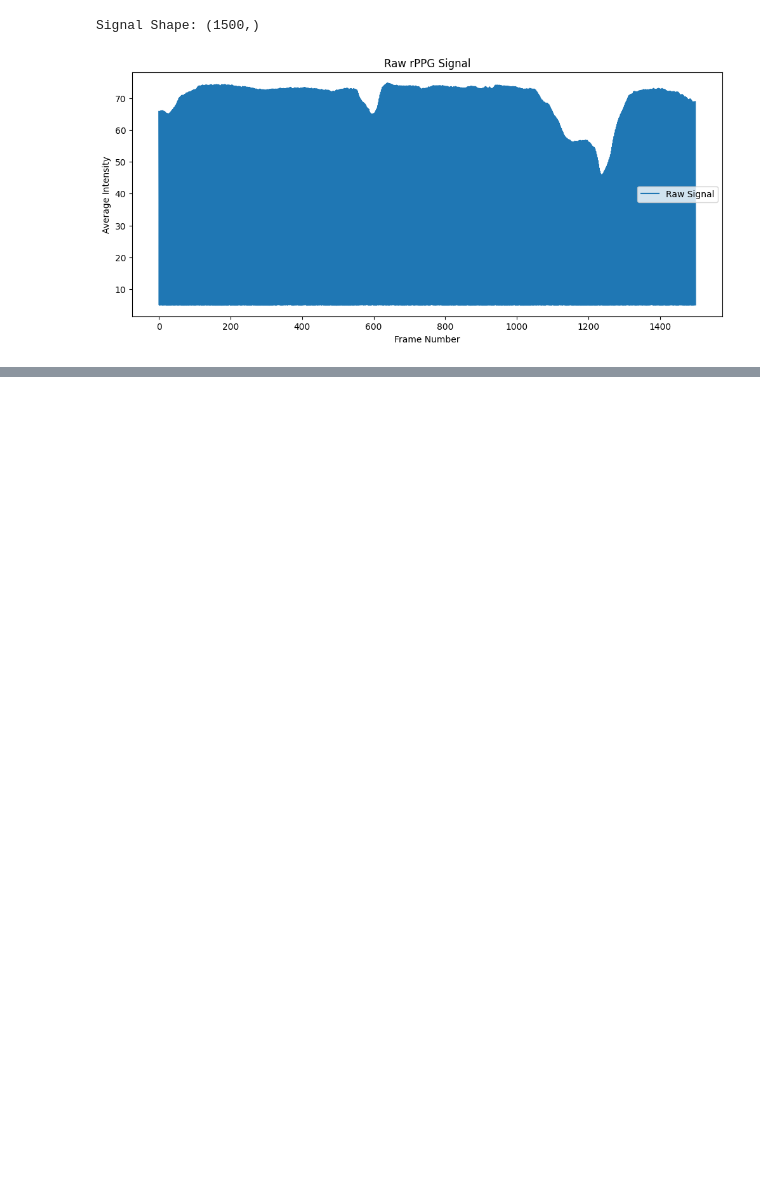
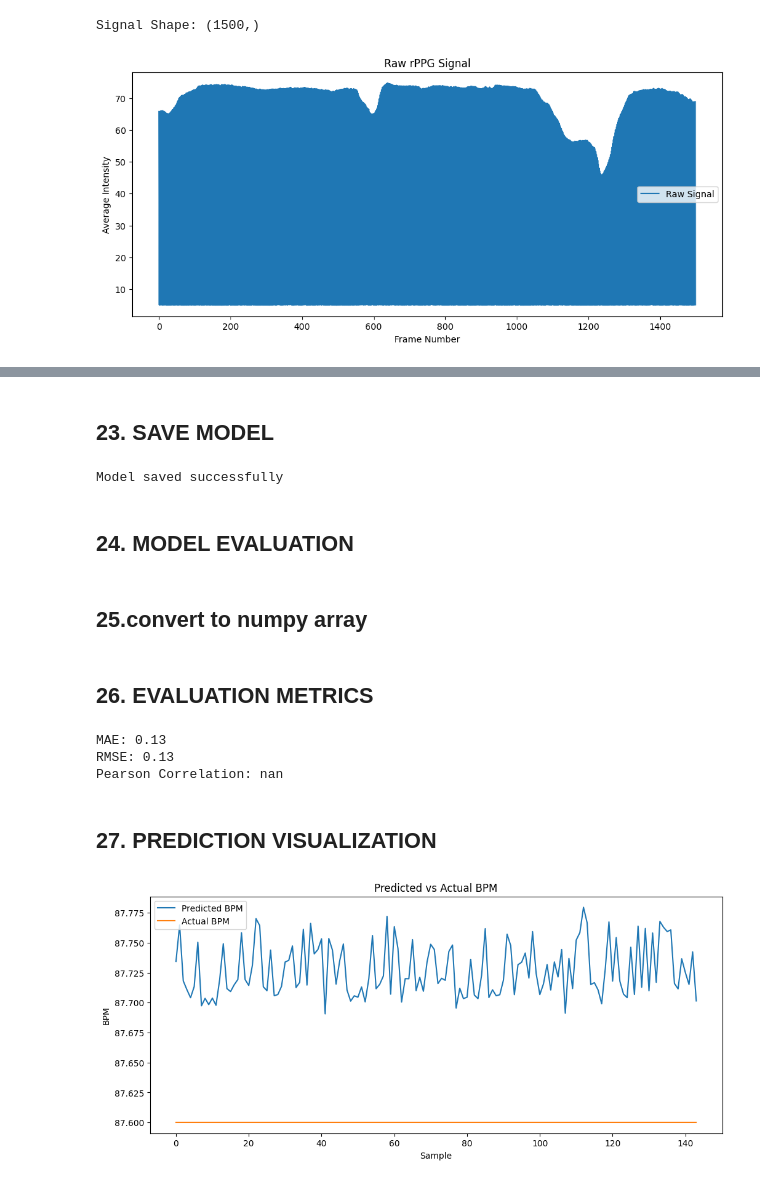
Before and after one commit to Priti-sys/heart-rate-estimation-nir, a Jupyter notebook: heart_rate_project.ipynb, the cells around one changed output, grey strips where cells are left out. Saved outputs shown, nothing was run; the diff lists cells and outputs as text; code cells hidden in the pictures; blank space fills up the shorter version.

```diff
--- a/heart_rate_project.ipynb
+++ b/heart_rate_project.ipynb
@@ -103,0 +554,13 @@ plt.plot(peaks, )
+# %% [markdown]
+## 23. SAVE MODEL
+# %%
+
+torch.save(
+    model.state_dict(),
+     "cnn_lstm_heart_rate_model.pth"
+)
+print("Model saved successfully")
+# %% [output]
+Model saved successfully
+# %% [markdown]
+## 24. MODEL EVALUATION
@@ -103,0 +599,61 @@ plt.plot(peaks, )
+# %% [markdown]
+## 25.convert to numpy array
+# %%
+
+predictions = np.array(predictions)
+
+actuals = np.array(actuals)
+# %% [markdown]
+## 26. EVALUATION METRICS
+# %%
+#MAE
+mae = np.mean(
+    np.abs(
+        np.array(actuals) - np.array(predictions)
+    )
+)
+
+print("MAE:", round(mae,2))
+
+# RMSE
+rmse = np.sqrt(
+    np.mean(
+        (np.array(actuals) - np.array(predictions))**2
+    )
+)
+
+print("RMSE:", round(rmse,2))
+
+# Pearson Correlation
+pearson_corr = np.corrcoef(
+    actuals,
+    predictions
+)[0,1]
+
+print("Pearson Correlation:", round(pearson_corr,2))
+# %% [output]
+MAE: 0.13
+RMSE: 0.13
+Pearson Correlation: nan
+# %% [markdown]
+## 27. PREDICTION VISUALIZATION
+# %%
+
+
+plt.figure(figsize=(12,5))
+
+plt.plot(predictions, label="Predicted BPM")
+
+plt.plot(actuals, label="Actual BPM")
+
+plt.title("Predicted vs Actual BPM")
+
+plt.xlabel("Sample")
+
+plt.ylabel("BPM")
+
+plt.legend()
+
+plt.show()
+# %% [output]
+[figure, added]
```
Also changed, not shown: parts of 55 cells of this notebook.
